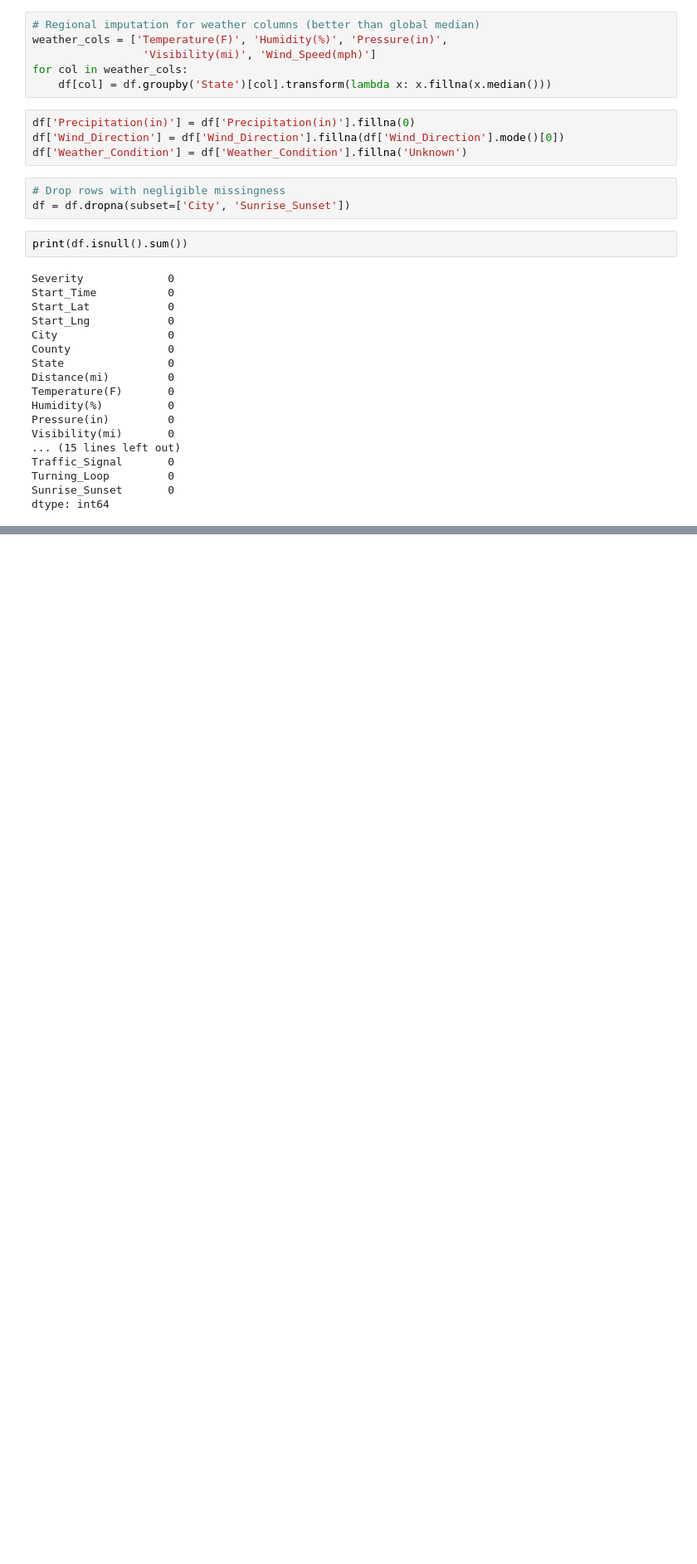
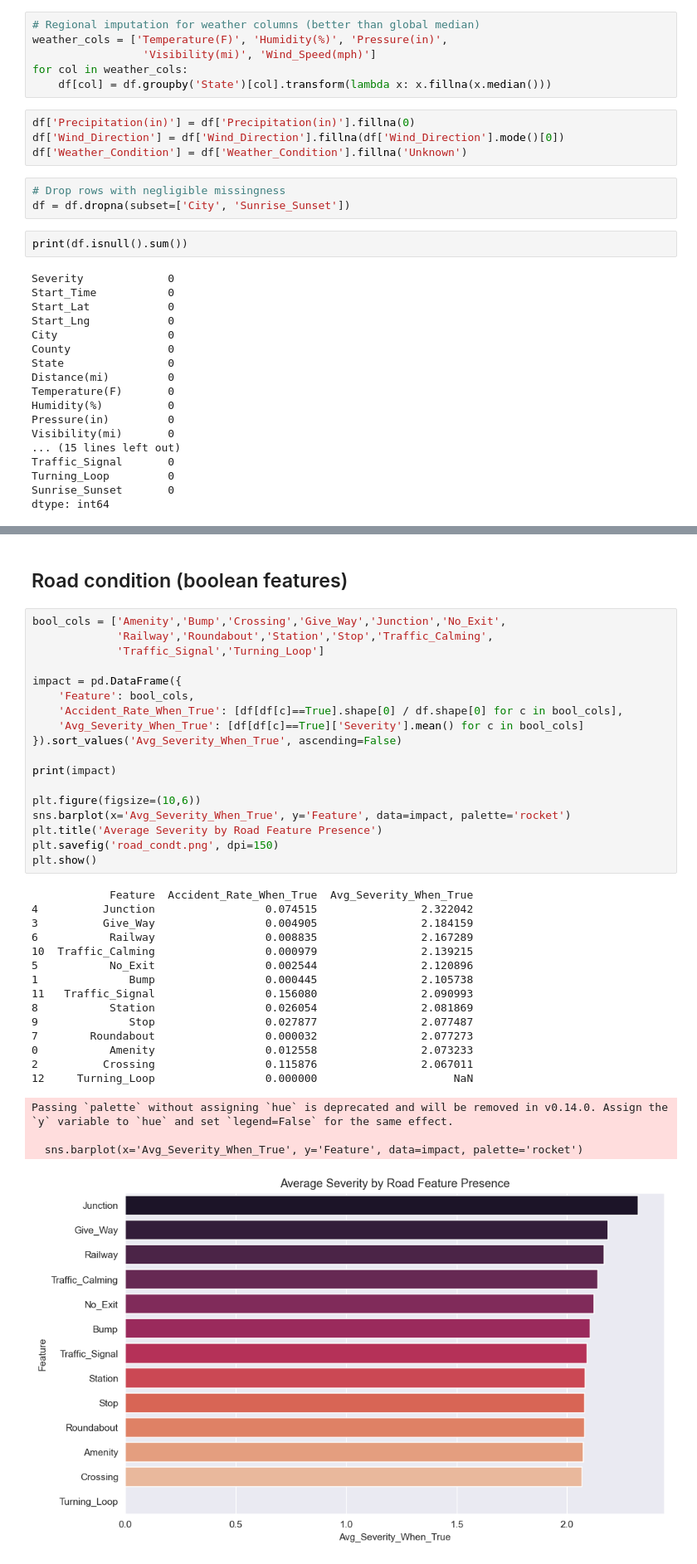
Before and after one commit to rajchachad17/PRODIGY_DS_05, a Jupyter notebook: Task_05.ipynb, the cells around one changed output, grey strips where cells are left out. Shown at 83% size. Cells and saved outputs as stored; diff of their text form; blank space fills up the shorter version.

```diff
--- a/Task_05.ipynb
+++ b/Task_05.ipynb
@@ -132,0 +204,39 @@ dtype: int64
+# %% [markdown]
+## Road condition (boolean features)
+# %%
+bool_cols = ['Amenity','Bump','Crossing','Give_Way','Junction','No_Exit',
+             'Railway','Roundabout','Station','Stop','Traffic_Calming',
+             'Traffic_Signal','Turning_Loop']
+
+impact = pd.DataFrame({
+    'Feature': bool_cols,
+    'Accident_Rate_When_True': [df[df[c]==True].shape[0] / df.shape[0] for c in bool_cols],
+    'Avg_Severity_When_True': [df[df[c]==True]['Severity'].mean() for c in bool_cols]
+}).sort_values('Avg_Severity_When_True', ascending=False)
+
+print(impact)
+
+plt.figure(figsize=(10,6))
+sns.barplot(x='Avg_Severity_When_True', y='Feature', data=impact, palette='rocket')
+plt.title('Average Severity by Road Feature Presence')
+plt.savefig('road_condt.png', dpi=150)
+plt.show()
+# %% [output]
+            Feature  Accident_Rate_When_True  Avg_Severity_When_True
+4          Junction                 0.074515                2.322042
+3          Give_Way                 0.004905                2.184159
+6           Railway                 0.008835                2.167289
+10  Traffic_Calming                 0.000979                2.139215
+5           No_Exit                 0.002544                2.120896
+1              Bump                 0.000445                2.105738
+11   Traffic_Signal                 0.156080                2.090993
+8           Station                 0.026054                2.081869
+9              Stop                 0.027877                2.077487
+7        Roundabout                 0.000032                2.077273
+0           Amenity                 0.012558                2.073233
+2          Crossing                 0.115876                2.067011
+12     Turning_Loop                 0.000000                     NaN
+Passing `palette` without assigning `hue` is deprecated and will be removed in v0.14.0. Assign the `y` variable to `hue` and set `legend=False` for the same effect.
+
+  sns.barplot(x='Avg_Severity_When_True', y='Feature', data=impact, palette='rocket')
+[figure, added]
```
Also changed, not shown: parts of 13 cells of this notebook, 1 other file.
